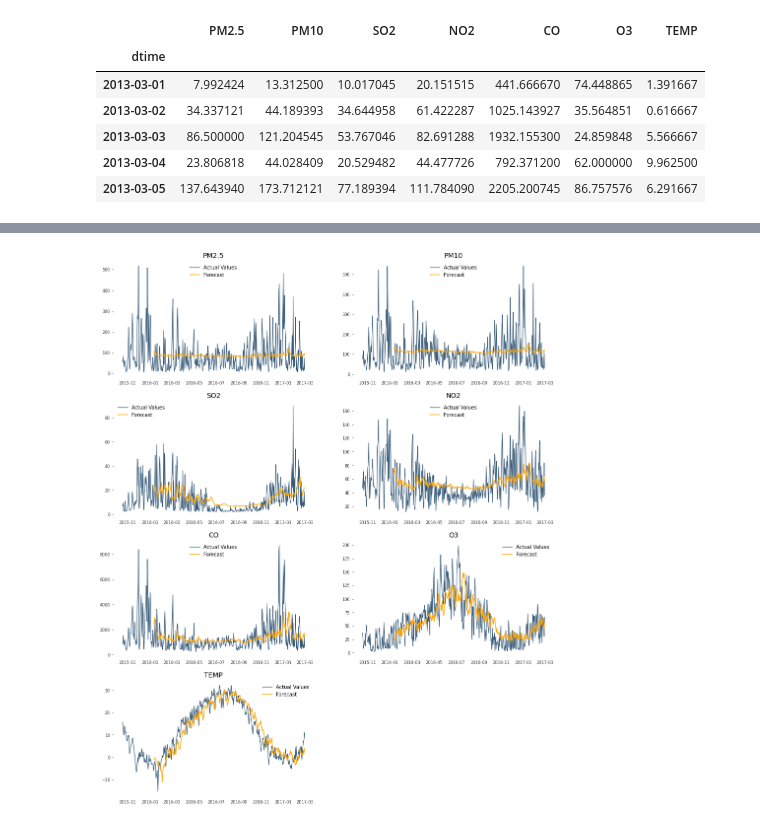
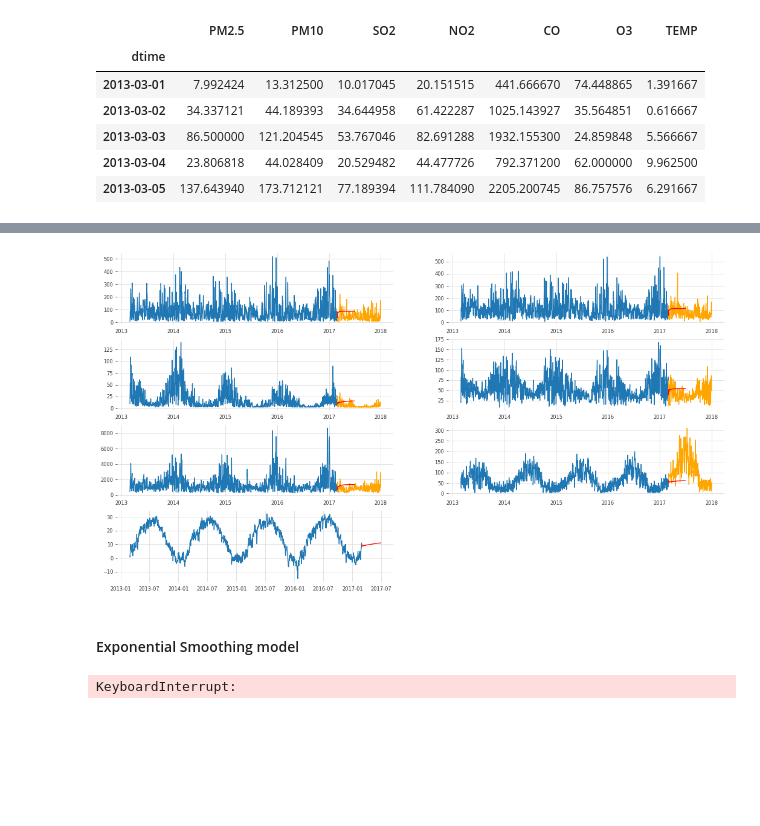
Before and after one commit to BaasanbayarOverflow/Beijing-AQI-forecast, a Jupyter notebook: Untitled.ipynb, the cells around one changed output, grey strips where cells are left out. Cells and saved outputs as stored; diff of their text form; code cells hidden in the pictures; blank space fills up the shorter version.

Commit message:
Univariate Timeseries Forecast

```diff
--- a/Untitled.ipynb
+++ b/Untitled.ipynb
@@ -76,9 +213,14 @@ def evaluateModel(timeseries_, prediction_, model_name:str, column_name:str):
 # %%
-model = LinearRegressionModel(lags=12)
-
+forecast_list = []
+prediction_list = []
 columns = dataframe.columns
-prediction_list = []
 for col in columns:
-    prediction = model.historical_forecasts(timeseries[col], start=START_DATE, forecast_horizon=12, verbose=True)
+    model_lr = LinearRegressionModel(lags=12)
+    prediction = model_lr.historical_forecasts(
+                                                timeseries[col], start=START_DATE,
+                                                forecast_horizon=12, verbose=True
+                                              )
     prediction_list.append(prediction)
     DATAFRAME_METRICS = DATAFRAME_METRICS.append(evaluateModel(timeseries[col], prediction, 'LinearRegression', col))
+
+plotModel(dataframe, prediction_list, 'Linear Regression')
@@ -85,24 +229,32 @@ for col in columns:
-# %%
-i = 1
-fig = plt.figure(figsize=(16, 20))
-for col in columns:
-    series = prediction_list[i - 1].pd_dataframe()
-
-    ax = fig.add_subplot(4, 2, i)
-    ax.grid(False)
-    ax.set_title(col, size=14)
-    ax.plot(dataframe[col][-500:], label='Actual Values', lw=1.2)
-    ax.plot(series, label='Forecast', color='orange', lw=1.5)
-    ax.legend()
-    i += 1
-# %% [output]
-[figure, removed]
+# %%
+forecast_list = []
+for col in tqdm(columns):
+    model_lr = LinearRegressionModel(lags=12)
+    model_lr.fit(timeseries[col])
+    forecast_list.append(model_lr.predict(120))
+# %%
+index = 1
+fig = plt.figure(figsize=(18, 10))
+for col in columns:
+    ax = fig.add_subplot(4, 2, index)
+    ax.plot(dataframe[col], label='Original')
+    if col != 'TEMP':
+        ax.plot(dataframe_actual[col], label='Scrapped', color='orange')
+    ax.plot(forecast_list[index - 1].pd_dataframe(), label='Forecast', color='red')
+    index += 1
+# %% [output]
+[figure, added]
+# %% [markdown]
+<h4>Exponential Smoothing model</h4>
 # %%
-model = ExponentialSmoothing(seasonal_periods=4)
-
 columns = dataframe.columns
 prediction_list = []
 for col in columns:
-    prediction = model.historical_forecasts(timeseries[col], start=START_DATE, forecast_horizon=12, verbose=True)
+    model_ex = ExponentialSmoothing(seasonal_periods=12)
+    prediction = model_ex.historical_forecasts(timeseries[col], start=START_DATE, forecast_horizon=12, verbose=True)
     prediction_list.append(prediction)
     DATAFRAME_METRICS = DATAFRAME_METRICS.append(evaluateModel(timeseries[col], prediction, 'ExponentialSmoothing', col))
+
+plotModel(dataframe, prediction_list, 'Exponential Smoothing model')
+# %% [output]
+KeyboardInterrupt:
```
Also changed, not shown: parts of 38 cells of this notebook, 12 other files.
